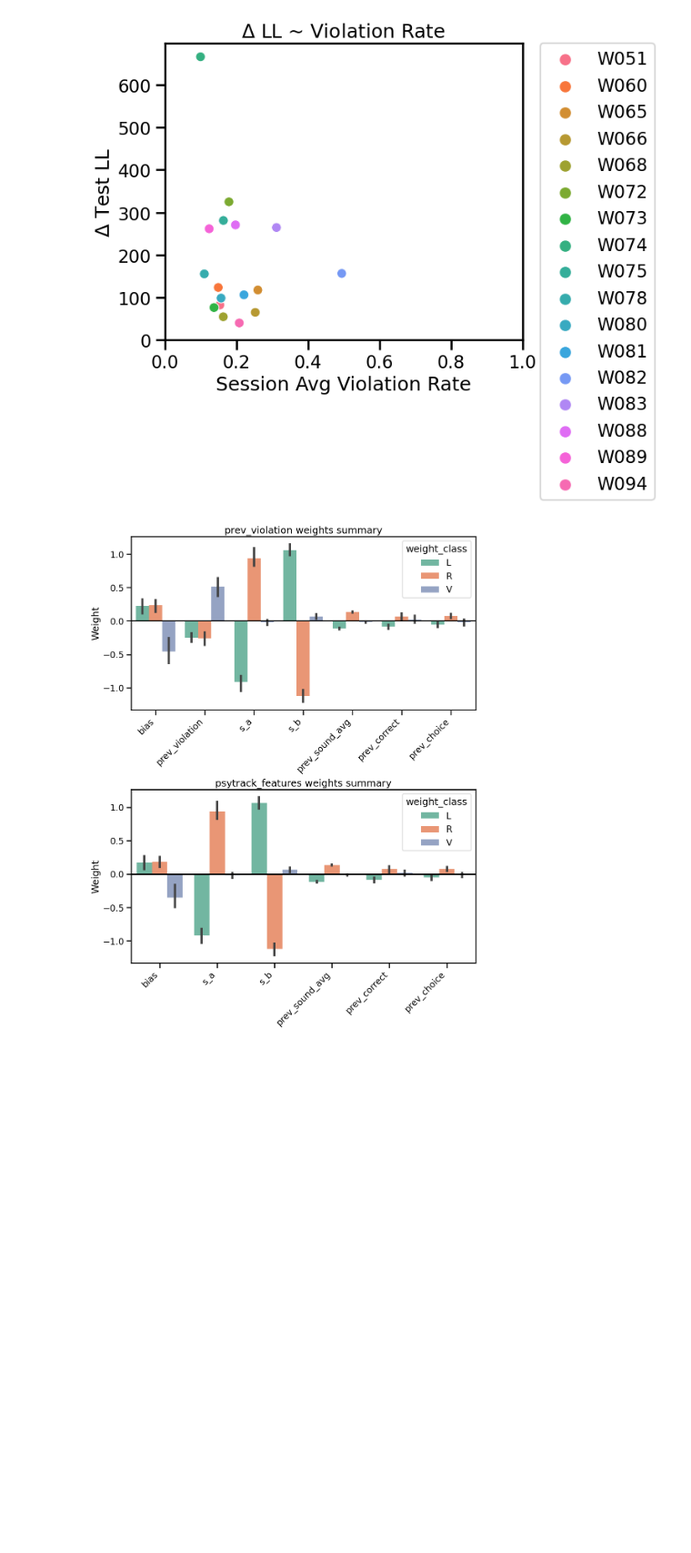
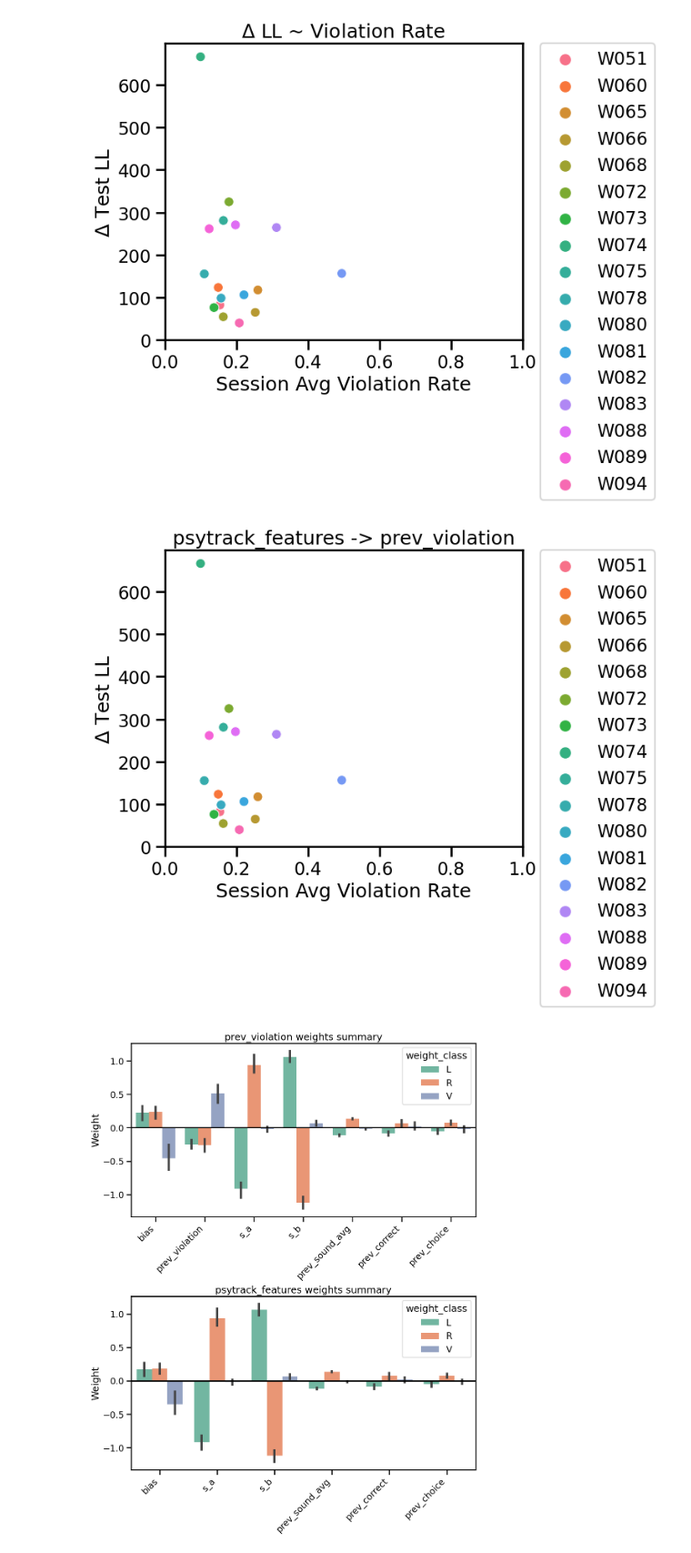
Before and after one commit to jess-breda/violations-multinomial, a Jupyter notebook: notebooks/2024_02_16_EXP_compare_prev_violation.ipynb, the cells around one changed output. Shown at 91% size. Drawn from its saved outputs; the diff is of its cells as text; code cells hidden in the pictures; blank space fills up the shorter version.

```diff
--- a/notebooks/2024_02_16_EXP_compare_prev_violation.ipynb
+++ b/notebooks/2024_02_16_EXP_compare_prev_violation.ipynb
@@ -179,6 +159,10 @@ ax.legend(bbox_to_anchor=(1.05, 1), loc=2, borderaxespad=0.0)
 # %% [output]
 <matplotlib.legend.Legend at 0x...>
 [figure]
+# %%
+mvc.plot_delta_ll_by_violation_rate(ORDER[0], ORDER[1])
+# %% [output]
+[figure, added]
 # %%
 fig, ax = plt.subplots(2, 1, figsize=(10, 13), constrained_layout=True, sharey=True)
 
```
Also changed, not shown: parts of 10 cells of this notebook, 1 other file.
